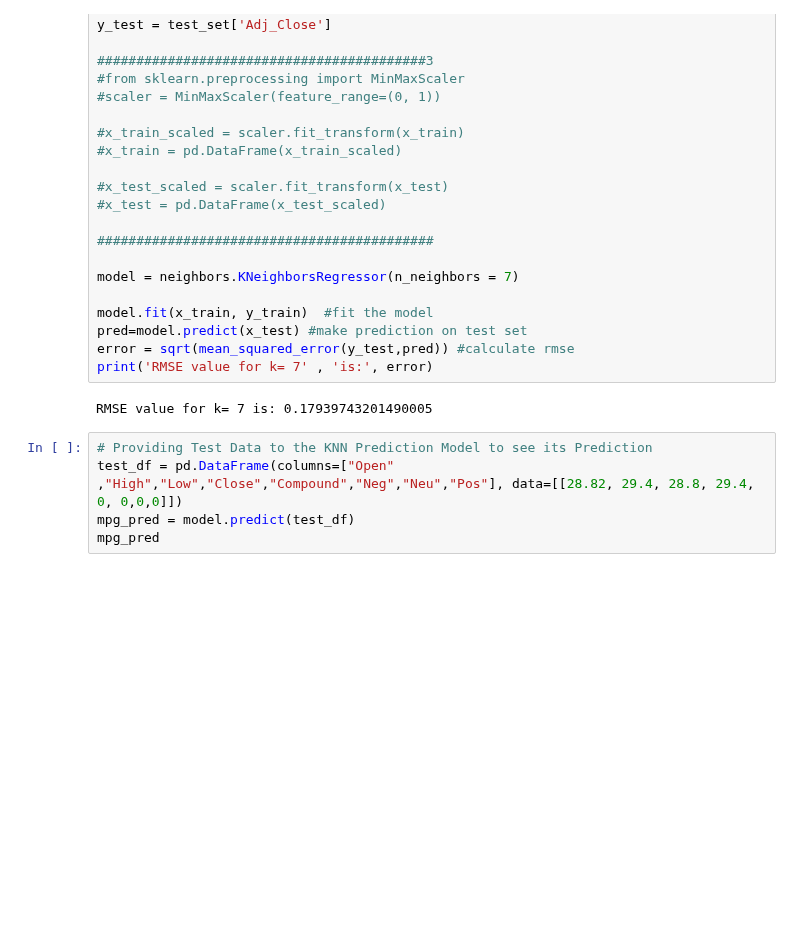
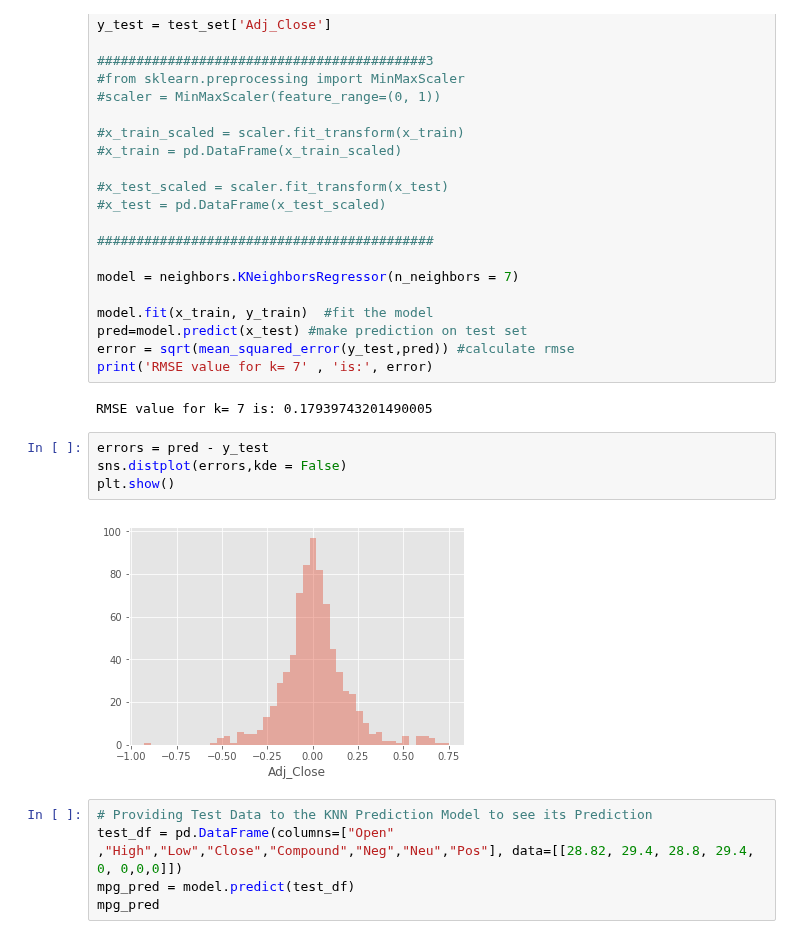
Before and after one commit to micattia/Capstone, a Jupyter notebook: 06_Exprimental_Test_and_Modeling.ipynb, the cells around one changed output. Drawn from its saved outputs; the diff is of its cells as text; blank space fills up the shorter version.

```diff
--- a/06_Exprimental_Test_and_Modeling.ipynb
+++ b/06_Exprimental_Test_and_Modeling.ipynb
@@ -554,6 +554,12 @@ error = sqrt(mean_squared_error(y_test,pred)) #calculate rmse
 print('RMSE value for k= 7' , 'is:', error)
 # %% [output]
 RMSE value for k= 7 is: 0.17939743201490005
+# %%
+errors = pred - y_test
+sns.distplot(errors,kde = False)
+plt.show()
+# %% [output]
+[figure, added]
 # %%
 # Providing Test Data to the KNN Prediction Model to see its Prediction
 test_df = pd.DataFrame(columns=["Open" ,"High","Low","Close","Compound","Neg","Neu","Pos"], data=[[28.82, 29.4, 28.8, 29.4, 0, 0,0,0]])
```
Also changed, not shown: parts of 6 cells of this notebook.
